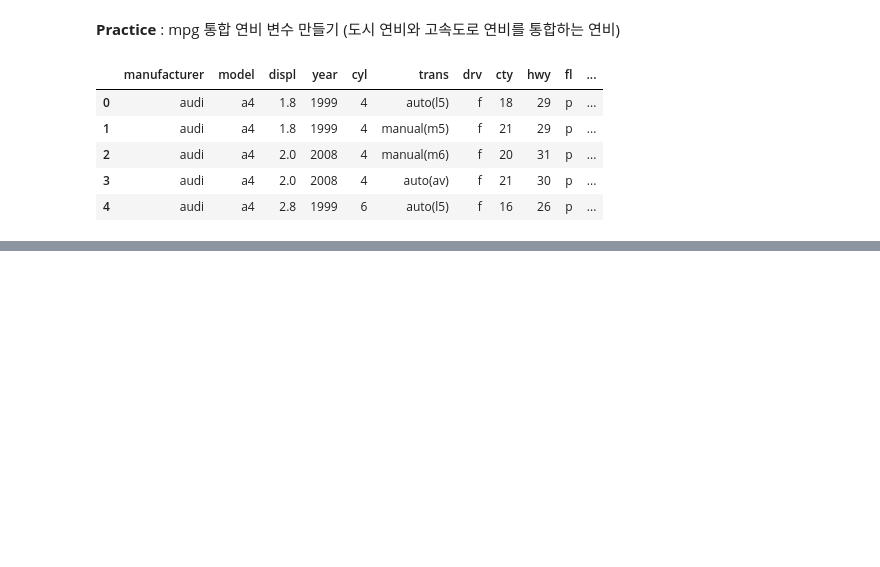
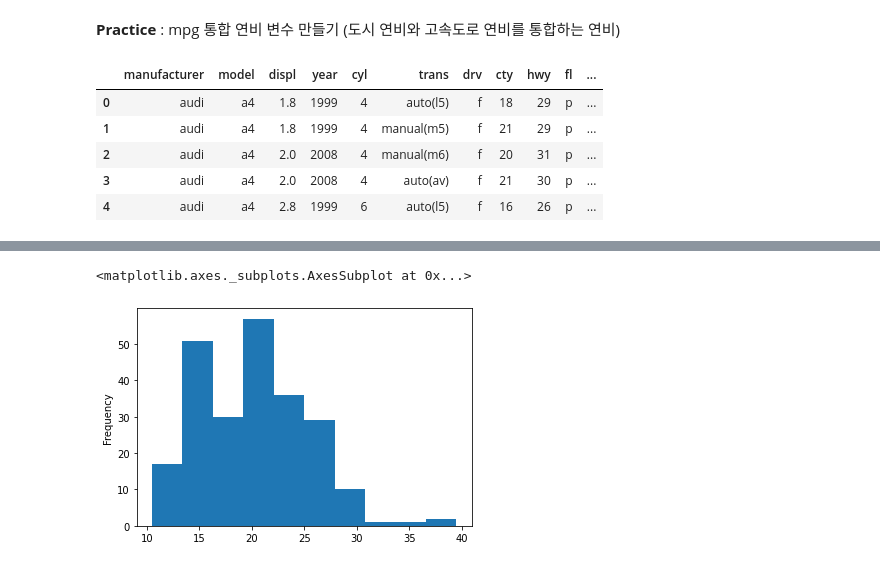
Before and after one commit to Devheun/Data-Analysis, a Jupyter notebook: Data_update(Lec5).ipynb, the cells around one changed output, grey strips where cells are left out. Drawn from its saved outputs; the diff is of its cells as text; code cells hidden in the pictures; blank space fills up the shorter version.

```diff
--- a/Data_update(Lec5).ipynb
+++ b/Data_update(Lec5).ipynb
@@ -64,0 +83,5 @@ mpg.head()
+# %%
+mpg['total'].plot.hist()
+# %% [output]
+<matplotlib.axes._subplots.AxesSubplot at 0x...>
+[figure, added]
```
Also changed, not shown: parts of 21 cells of this notebook.
